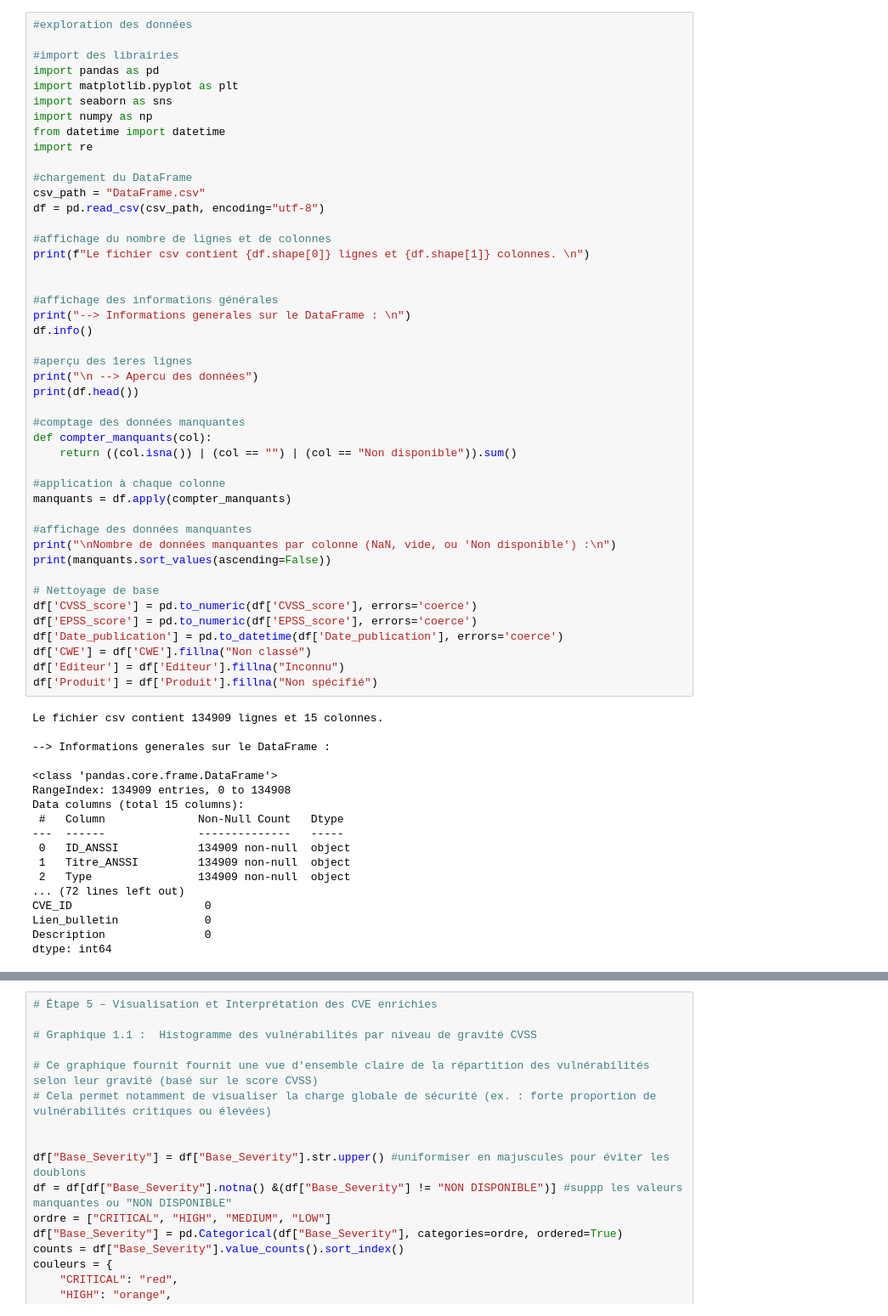
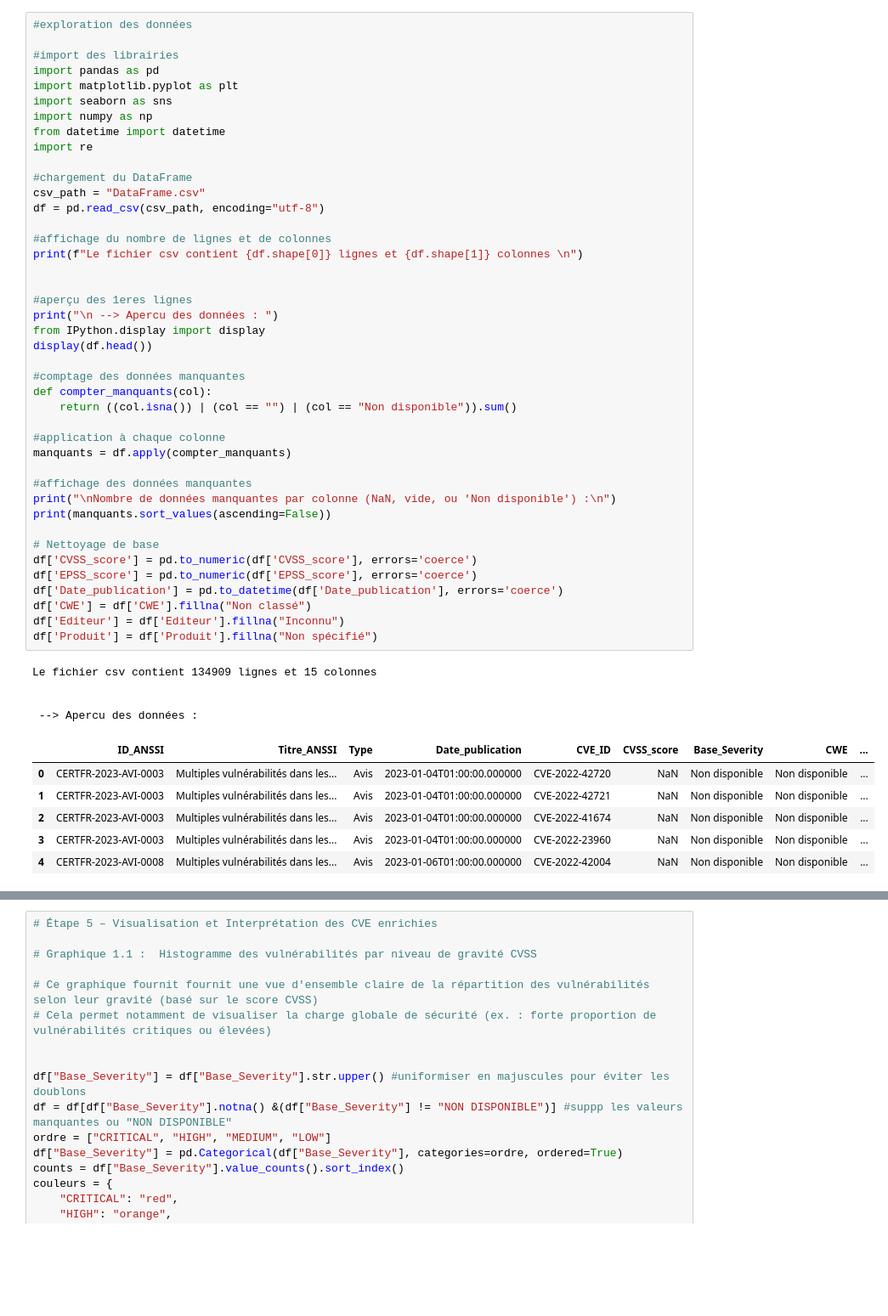
Before and after one commit to charlottines/TD-ANSSI, a Jupyter notebook: data-analysis.ipynb, the cells around one changed output, grey strips where cells are left out. Shown at 85% size. Cells and saved outputs as stored; diff of their text form; blank space fills up the shorter version.

```diff
--- a/data-analysis.ipynb
+++ b/data-analysis.ipynb
@@ -12,52 +12,42 @@ import re
 #chargement du DataFrame
 csv_path = "DataFrame.csv"
 df = pd.read_csv(csv_path, encoding="utf-8")
 
 #affichage du nombre de lignes et de colonnes
-print(f"Le fichier csv contient {df.shape[0]} lignes et {df.shape[1]} colonnes. \n")
+print(f"Le fichier csv contient {df.shape[0]} lignes et {df.shape[1]} colonnes \n")
 
 
-#affichage des informations générales
-print("--> Informations generales sur le DataFrame : \n")
-df.info()
-
 #aperçu des 1eres lignes
-print("\n --> Apercu des données")
-print(df.head())
+print("\n --> Apercu des données : ")
+from IPython.display import display
+display(df.head())
 
 #comptage des données manquantes
 def compter_manquants(col):
     return ((col.isna()) | (col == "") | (col == "Non disponible")).sum()
 
 #application à chaque colonne
 manquants = df.apply(compter_manquants)
 
 #affichage des données manquantes
 print("\nNombre de données manquantes par colonne (NaN, vide, ou 'Non disponible') :\n")
 print(manquants.sort_values(ascending=False))
 
 # Nettoyage de base
 df['CVSS_score'] = pd.to_numeric(df['CVSS_score'], errors='coerce')
 df['EPSS_score'] = pd.to_numeric(df['EPSS_score'], errors='coerce')
 df['Date_publication'] = pd.to_datetime(df['Date_publication'], errors='coerce')
 df['CWE'] = df['CWE'].fillna("Non classé")
 df['Editeur'] = df['Editeur'].fillna("Inconnu")
 df['Produit'] = df['Produit'].fillna("Non spécifié")
 # %% [output]
-Le fichier csv contient 134909 lignes et 15 colonnes.
+Le fichier csv contient 134909 lignes et 15 colonnes
 
---> Informations generales sur le DataFrame :
 
-<class 'pandas.core.frame.DataFrame'>
-RangeIndex: 134909 entries, 0 to 134908
-Data columns (total 15 columns):
- #   Column              Non-Null Count   Dtype
----  ------              --------------   -----
- 0   ID_ANSSI            134909 non-null  object
- 1   Titre_ANSSI         134909 non-null  object
- 2   Type                134909 non-null  object
-... (72 lines left out)
-CVE_ID                    0
-Lien_bulletin             0
-Description               0
-dtype: int64
+ --> Apercu des données :
+|  | ID_ANSSI | Titre_ANSSI | Type | Date_publication | CVE_ID | CVSS_score | Base_Severity | CWE | ... |
+| 0 | CERTFR-2023-AVI-0003 | Multiples vulnérabilités dans les... | Avis | 2023-01-04T01:00:00.000000 | CVE-2022-42720 | NaN | Non disponible | Non disponible | ... |
+| 1 | CERTFR-2023-AVI-0003 | Multiples vulnérabilités dans les... | Avis | 2023-01-04T01:00:00.000000 | CVE-2022-42721 | NaN | Non disponible | Non disponible | ... |
+| 2 | CERTFR-2023-AVI-0003 | Multiples vulnérabilités dans les... | Avis | 2023-01-04T01:00:00.000000 | CVE-2022-41674 | NaN | Non disponible | Non disponible | ... |
+| 3 | CERTFR-2023-AVI-0003 | Multiples vulnérabilités dans les... | Avis | 2023-01-04T01:00:00.000000 | CVE-2022-23960 | NaN | Non disponible | Non disponible | ... |
+| 4 | CERTFR-2023-AVI-0008 | Multiples vulnérabilités dans les... | Avis | 2023-01-06T01:00:00.000000 | CVE-2022-42004 | NaN | Non disponible | Non disponible | ... |
```
Also changed, not shown: parts of 3 cells of this notebook.
